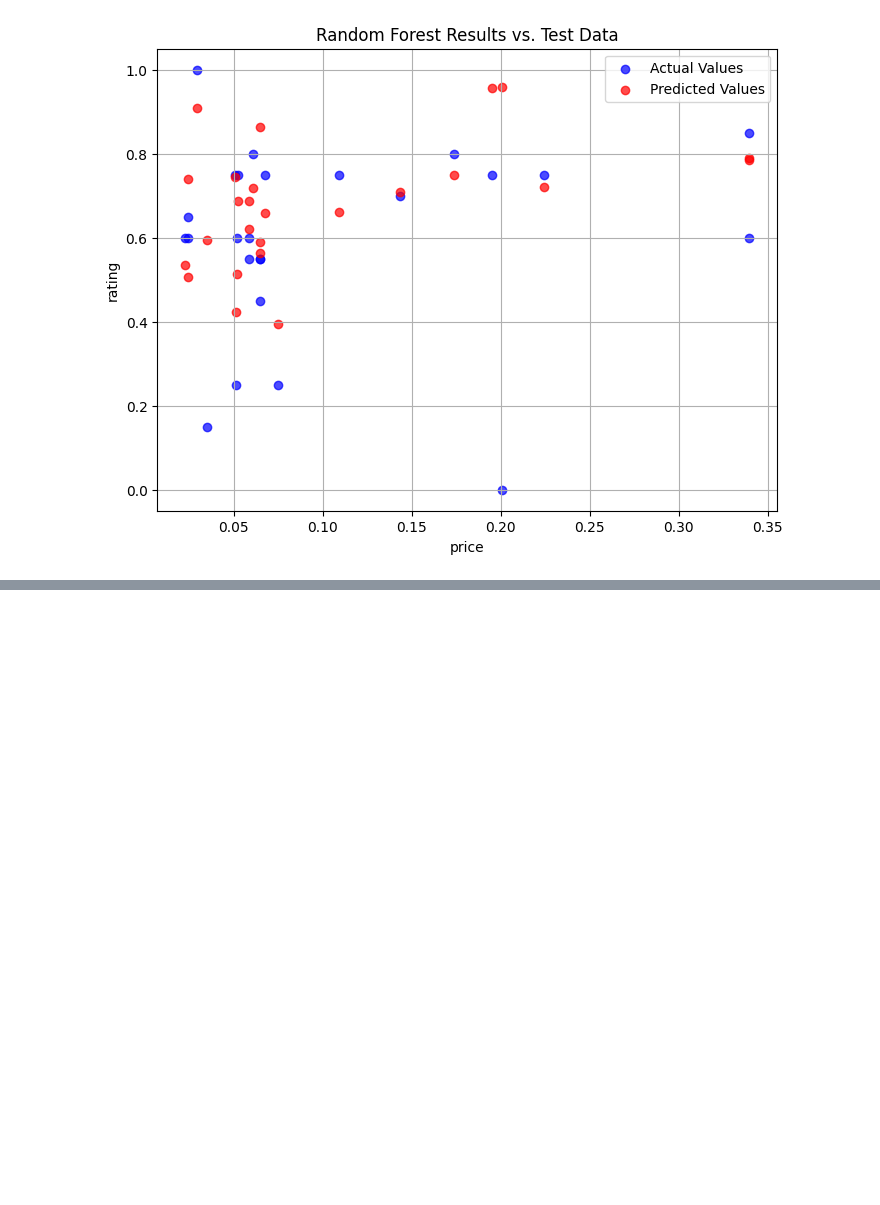
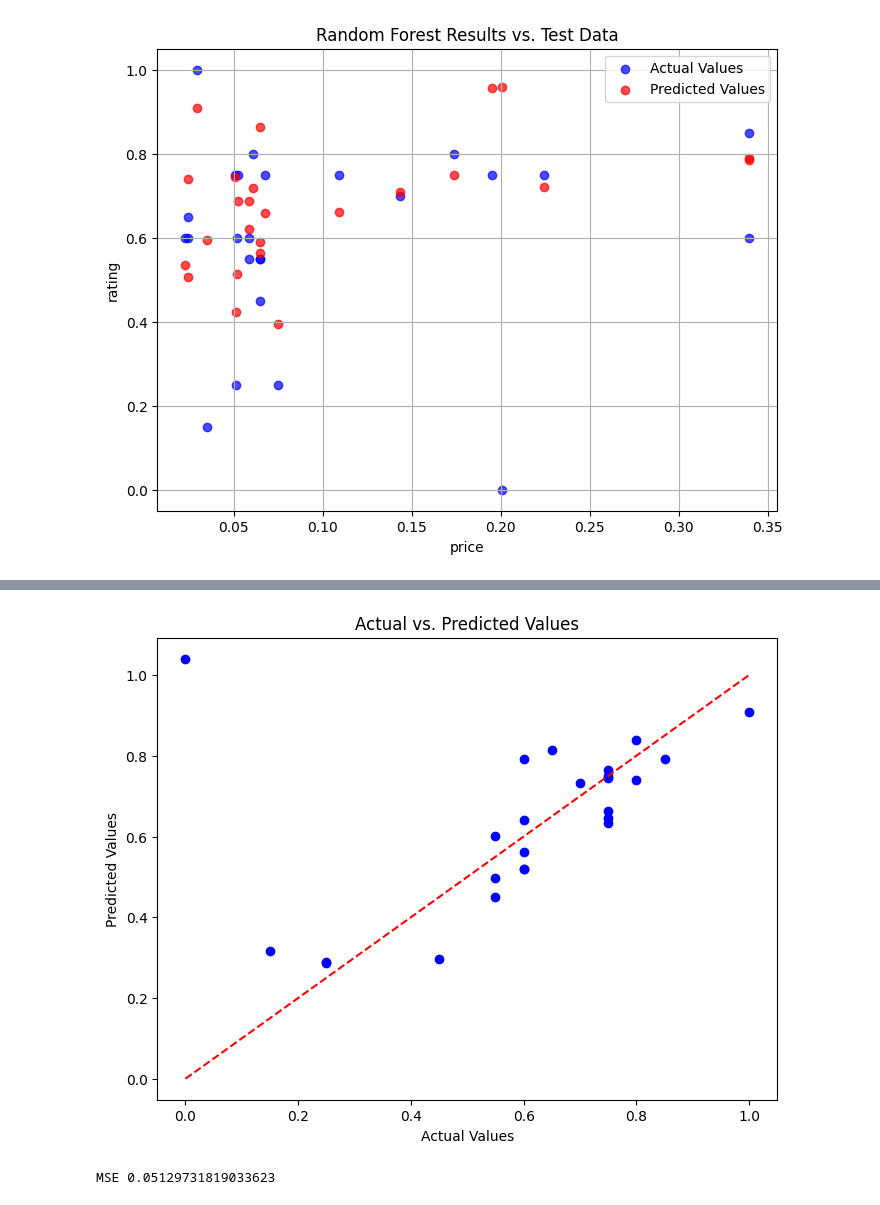
Before and after one commit to katerynakononova/Comics, a Jupyter notebook: 03 Regression-Rating.ipynb, the cells around one changed output, grey strips where cells are left out. Drawn from its saved outputs; the diff is of its cells as text; code cells hidden in the pictures; blank space fills up the shorter version.

```diff
--- a/03 Regression-Rating.ipynb
+++ b/03 Regression-Rating.ipynb
@@ -286,3 +283,22 @@ plt.grid(True)
 plt.show()
 # %% [output]
 [figure]
+# %%
+import tensorflow as tf
+
+# Define the architecture of the neural network
+model = tf.keras.Sequential([
+    tf.keras.layers.Dense(64, activation='relu', input_shape=(X_train.shape[1],)),
+    tf.keras.layers.Dense(64, activation='relu'),
+    tf.keras.layers.Dense(1)  # Output layer with 1 neuron for regression
+])
+
+# Compile the model
+model.compile(optimizer='adam', loss='mean_squared_error')
+
+# Train the model
+history = model.fit(X_train, y_train, epochs=100, validation_data=(X_test, y_test), verbose=1)
+
+# Evaluate the model on the test data
+loss = model.evaluate(X_test, y_test)
+print("Test Loss:", loss)
@@ -288,0 +329,15 @@ plt.show()
+# %%
+import matplotlib.pyplot as plt
+
+# Predict on test data
+predictions = model.predict(X_test).flatten()
+
+# Plot predicted vs. actual values
+plt.figure(figsize=(8, 6))
+plt.scatter(y_test, predictions, color='blue')
+plt.plot([y_test.min(), y_test.max()], [y_test.min(), y_test.max()], color='red', linestyle='--')
+plt.xlabel('Actual Values')
+plt.ylabel('Predicted Values')
+plt.title('Actual vs. Predicted Values')
+plt.show()
+# %% [output]
@@ -288,0 +345,5 @@ plt.show()
+[figure, added]
+# %%
+print("MSE", loss)
+# %% [output]
+MSE 0.05129731819033623
```
Also changed, not shown: parts of 7 cells of this notebook, 2 other files.
